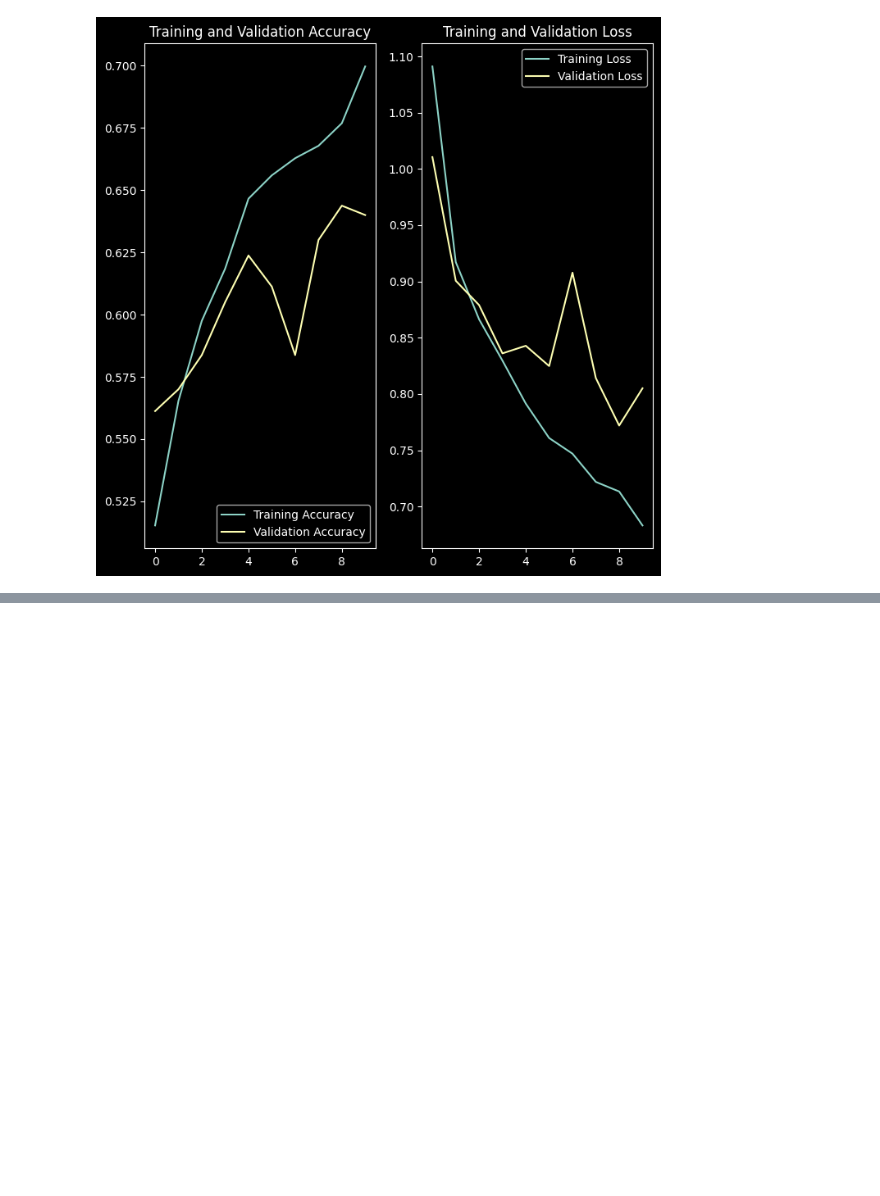
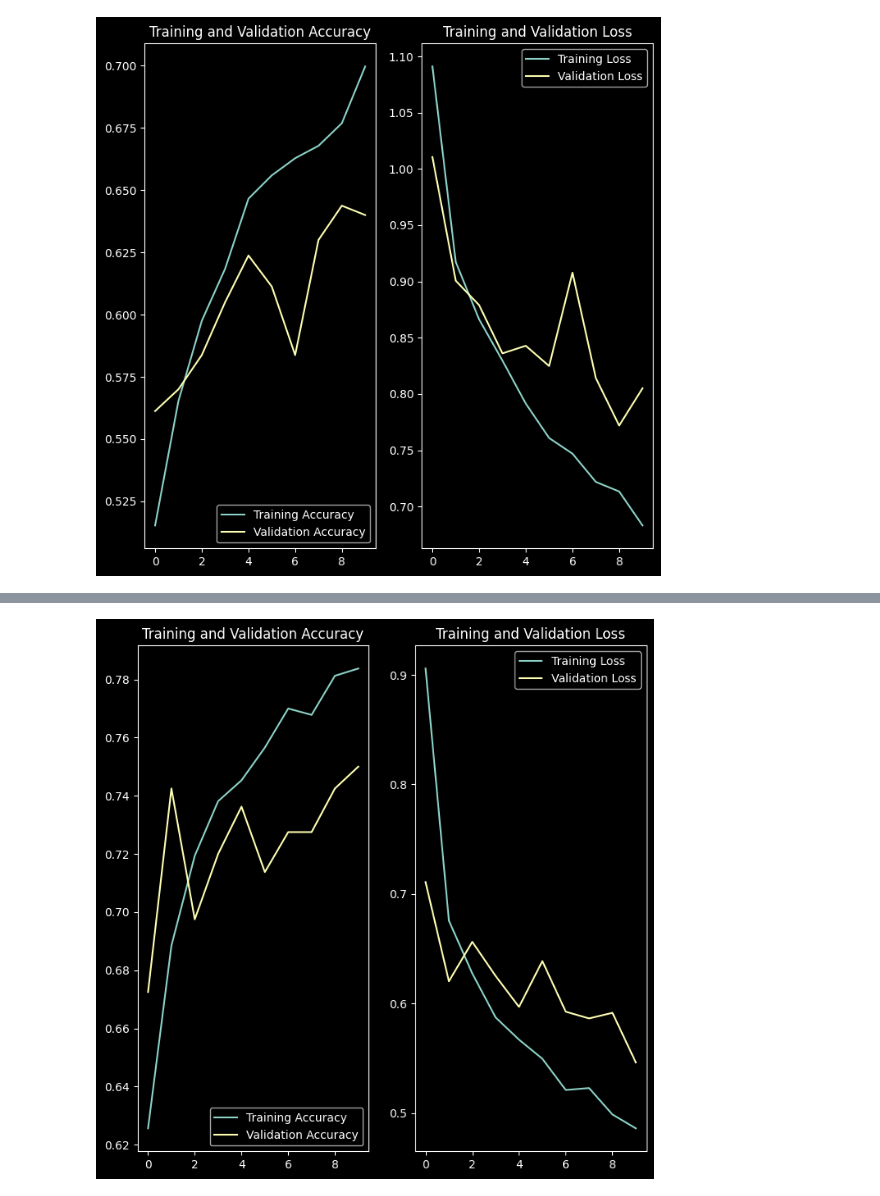
Before and after one commit to werixx1/CNN-Alzheimer-MRI-Classification, a Jupyter notebook: notebooks/AlzheimerDetectionModel.ipynb, the cells around one changed output, grey strips where cells are left out. Saved outputs shown, nothing was run; the diff lists cells and outputs as text; code cells hidden in the pictures; blank space fills up the shorter version.

```diff
--- a/notebooks/AlzheimerDetectionModel.ipynb
+++ b/notebooks/AlzheimerDetectionModel.ipynb
@@ -780,0 +817,21 @@ print(normalized_df.min(), normalized_df.max()) # checking if images were normal
+# %%
+input_shape = (img_height, img_width, 3)
+resnet50_base_model = ResNet50(include_top=False,
+                         weights='imagenet',
+                         classes=class_count,
+                         input_shape=input_shape)
+resnet50_base_model.trainable = False
+x = resnet50_base_model.output
+x = GlobalAveragePooling2D()(x)
+outputs = Dense(class_count, activation='softmax')(x)
+model = Model(inputs=resnet50_base_model.input, outputs=outputs)
+
+model.compile(optimizer='adam',
+              loss='categorical_crossentropy',
+              metrics=['accuracy'])
+# %%
+training_start_time = time.time()
+history = model.fit(train_generator,
+                    validation_data = val_generator,
+                    epochs=10)
+training_end_time = time.time()
@@ -780,0 +870,25 @@ print(normalized_df.min(), normalized_df.max()) # checking if images were normal
+# %%
+acc = history.history['accuracy']
+val_acc = history.history['val_accuracy']
+
+loss = history.history['loss']
+val_loss = history.history['val_loss']
+
+epochs_range = range(10)
+
+plt.figure(figsize=(8, 8))
+plt.subplot(1, 2, 1)
+plt.plot(epochs_range, acc, label='Training Accuracy')
+plt.plot(epochs_range, val_acc, label='Validation Accuracy')
+plt.legend(loc='lower right')
+plt.title('Training and Validation Accuracy')
+
+plt.subplot(1, 2, 2)
+plt.plot(epochs_range, loss, label='Training Loss')
+plt.plot(epochs_range, val_loss, label='Validation Loss')
+plt.legend(loc='upper right')
+plt.title('Training and Validation Loss')
+plt.style.use('dark_background')
+plt.show()
+# %% [output]
+[figure, added]
```
Also changed, not shown: parts of 43 cells of this notebook.
